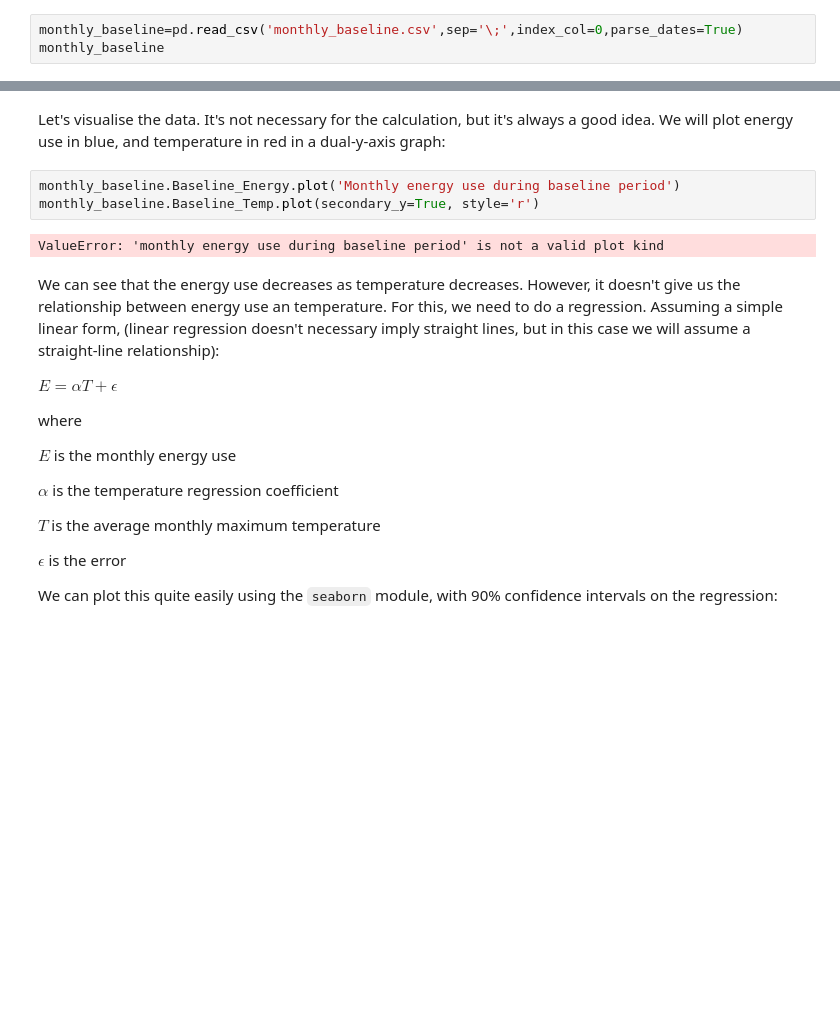
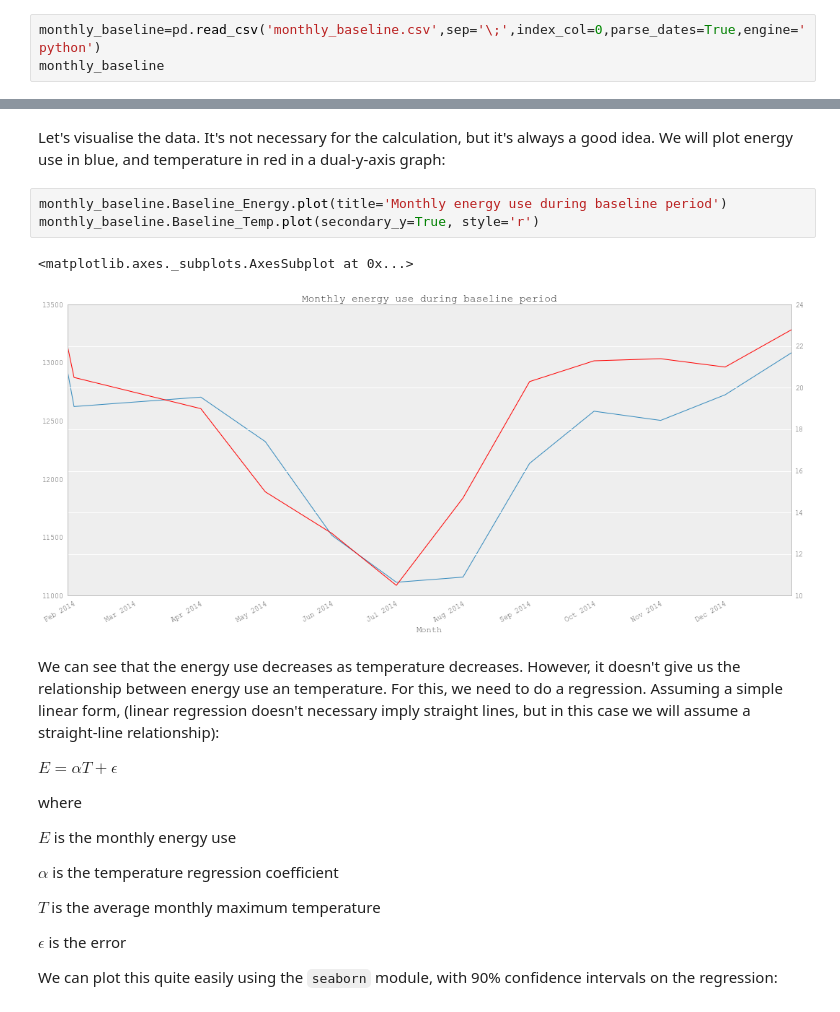
Before and after one commit to hermanc1/Load-Forecasting_SemT2_public, a Jupyter notebook: Load Forecasting_SemT2.ipynb, the cells around one changed output, grey strips where cells are left out. Drawn from its saved outputs; the diff is of its cells as text; blank space fills up the shorter version.

Commit message:
Minor changes
updated some commands for new Python version

```diff
--- a/Load Forecasting_SemT2.ipynb
+++ b/Load Forecasting_SemT2.ipynb
@@ -141,7 +141,7 @@ This example is taken from *Energy Efficiency Measurement and Verification Pract
 
 The energy use and average monthly maximum temperature at a facility have been given to us in a csv file:
 # %%
-monthly_baseline=pd.read_csv('monthly_baseline.csv',sep='\;',index_col=0,parse_dates=True)
+monthly_baseline=pd.read_csv('monthly_baseline.csv',sep='\;',index_col=0,parse_dates=True,engine='python')
 monthly_baseline
 # %% [output]
 |  | Baseline_Temp | Baseline_Energy |
@@ -161,10 +161,11 @@ monthly_baseline
 # %% [markdown]
 Let's visualise the data. It's not necessary for the calculation, but it's always a good idea. We will plot energy use in blue, and temperature in red in a dual-y-axis graph:
 # %%
-monthly_baseline.Baseline_Energy.plot('Monthly energy use during baseline period')
+monthly_baseline.Baseline_Energy.plot(title='Monthly energy use during baseline period')
 monthly_baseline.Baseline_Temp.plot(secondary_y=True, style='r')
 # %% [output]
-ValueError: 'monthly energy use during baseline period' is not a valid plot kind
+<matplotlib.axes._subplots.AxesSubplot at 0x...>
+[figure, added]
 # %% [markdown]
 We can see that the energy use decreases as temperature decreases. However, it doesn't give us the relationship between energy use an temperature. For this, we need to do a regression. Assuming a simple linear form, (linear regression doesn't necessary imply straight lines, but in this case we will assume a straight-line relationship):
 
```
Also changed, not shown: parts of 49 cells of this notebook.
